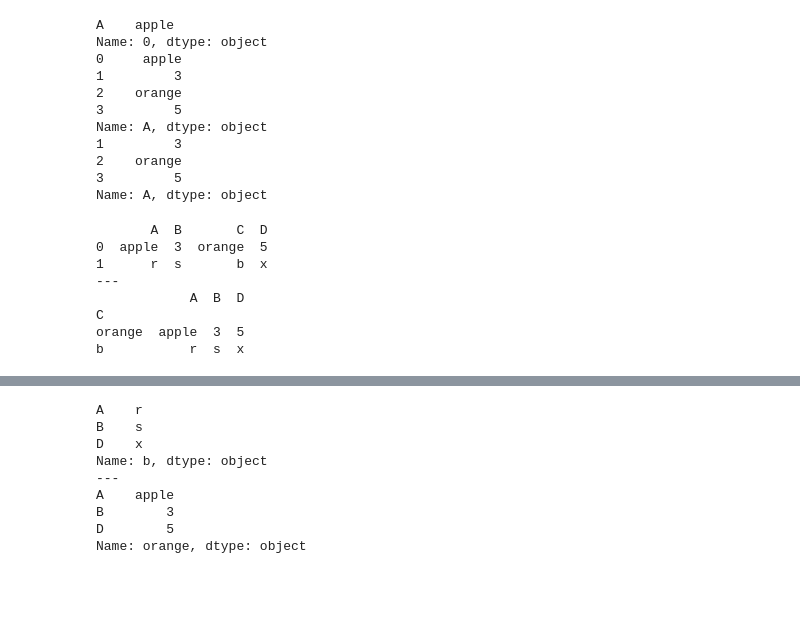
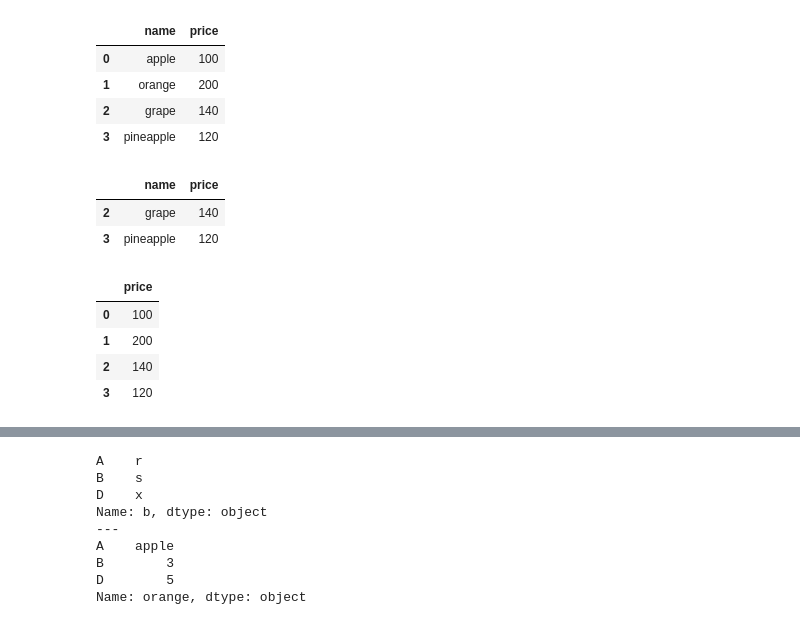
Before and after one commit to hyota0914/learnpython, a Jupyter notebook: jupyter/python/pandas.ipynb, the cells around one changed output, grey strips where cells are left out. Drawn from its saved outputs; the diff is of its cells as text; code cells hidden in the pictures; blank space fills up the shorter version.

```diff
--- a/jupyter/python/pandas.ipynb
+++ b/jupyter/python/pandas.ipynb
@@ -97,41 +84,25 @@ orange
-# %%
-# Fetching data from DataFrame with ":"
-
-df = pd.DataFrame(data=["apple",3,"orange",5], columns=['A'], index=range(4))
-# Use `iloc[]` to select row `0`
-print(df.iloc[0])
-
-# Use `loc[]` to select column `'A'`
-print(df.loc[:, 'A'])
-
-# Use `loc[]` to select column `'A'`
-print(df.loc[1:, 'A'])
-# %% [output]
-A    apple
-Name: 0, dtype: object
-0     apple
-1         3
-2    orange
-3         5
-Name: A, dtype: object
-1         3
-2    orange
-3         5
-Name: A, dtype: object
-# %%
-# set_index
-
-df = pd.DataFrame(data=np.array([["apple",3,"orange",5], ['r', 's', 'b', 'x']]), columns=['A', 'B', 'C', 'D'], index=range(2))
-print(df)
-print("---")
-df = df.set_index('C')
-print(df)
-# %% [output]
-       A  B       C  D
-0  apple  3  orange  5
-1      r  s       b  x
----
-            A  B  D
-C
-orange  apple  3  5
-b           r  s  x
+# %%
+# Fetching data from DataFrame with ":"
+
+df = pd.DataFrame(data={"name":["apple","orange","grape","pineapple"], "price":[100,200,140,120]})
+display(df)
+
+# `loc[]`を使って特定の列のデータを取得する
+display(df.loc[2:, ])
+
+# `loc[]`を使って特定の行・列のデータを取得する
+display(df.loc[:,'price'].to_frame())
+# %% [output]
+|  | name | price |
+| 0 | apple | 100 |
+| 1 | orange | 200 |
+| 2 | grape | 140 |
+| 3 | pineapple | 120 |
+|  | name | price |
+| 2 | grape | 140 |
+| 3 | pineapple | 120 |
+|  | price |
+| 0 | 100 |
+| 1 | 200 |
+| 2 | 140 |
+| 3 | 120 |
```
Also changed, not shown: parts of 18 cells of this notebook, 2 other files.
